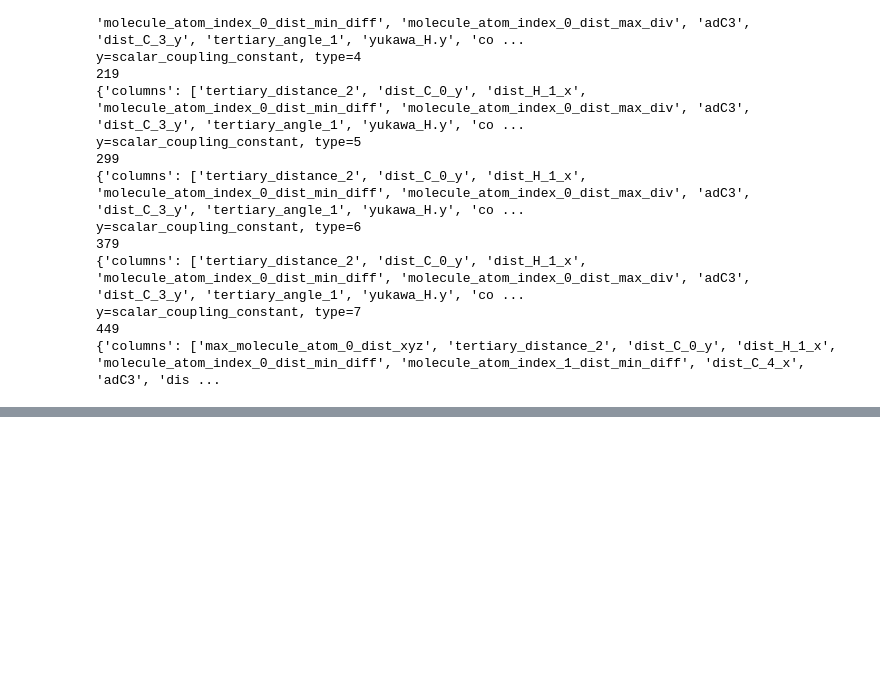
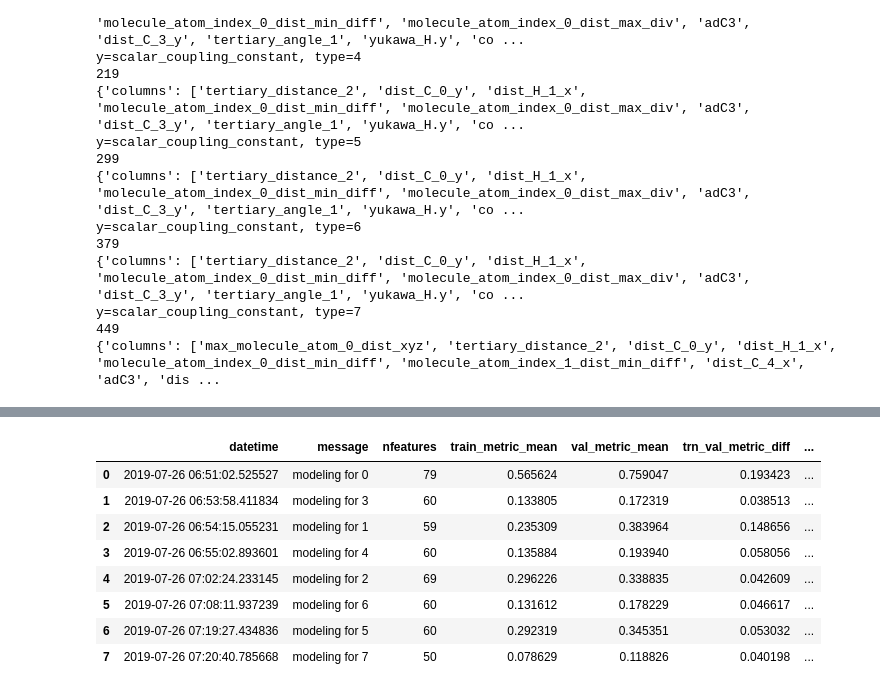
Before and after one commit to arhow/MolecularProperties, a Jupyter notebook: molecularproperties/select_features/process-queue-oof-scalar_coupling_constant.ipynb, the cells around one changed output, grey strips where cells are left out. Drawn from its saved outputs; the diff is of its cells as text; code cells hidden in the pictures; blank space fills up the shorter version.

Commit message:
no message

```diff
--- a/molecularproperties/select_features/process-queue-oof-scalar_coupling_constant.ipynb
+++ b/molecularproperties/select_features/process-queue-oof-scalar_coupling_constant.ipynb
@@ -370,7 +350,18 @@ df_valid_pred = df_valid_pred.sort_values(by=['index']).reset_index(drop=True)
 df_test_pred = df_test_pred.sort_values(by=['index']).reset_index(drop=True)
 # %%
 df_trial = pd.DataFrame(mytrial)
-df_trial[['datetime', 'message', 'nfeatures', 'train_metric_mean', 'val_metric_mean', 'trn_val_metric_diff', 'message']]
+df_trial['trn_val_metric_diff_rate'] = df_trial['trn_val_metric_diff'] / df_trial['train_metric_mean']
+df_trial[['datetime', 'message', 'nfeatures', 'train_metric_mean', 'val_metric_mean', 'trn_val_metric_diff', 'trn_val_metric_diff_rate', 'message']]
+# %% [output]
+|  | datetime | message | nfeatures | train_metric_mean | val_metric_mean | trn_val_metric_diff | ... |
+| 0 | 2019-07-26 06:51:02.525527 | modeling for 0 | 79 | 0.565624 | 0.759047 | 0.193423 | ... |
+| 1 | 2019-07-26 06:53:58.411834 | modeling for 3 | 60 | 0.133805 | 0.172319 | 0.038513 | ... |
+| 2 | 2019-07-26 06:54:15.055231 | modeling for 1 | 59 | 0.235309 | 0.383964 | 0.148656 | ... |
+| 3 | 2019-07-26 06:55:02.893601 | modeling for 4 | 60 | 0.135884 | 0.193940 | 0.058056 | ... |
+| 4 | 2019-07-26 07:02:24.233145 | modeling for 2 | 69 | 0.296226 | 0.338835 | 0.042609 | ... |
+| 5 | 2019-07-26 07:08:11.937239 | modeling for 6 | 60 | 0.131612 | 0.178229 | 0.046617 | ... |
+| 6 | 2019-07-26 07:19:27.434836 | modeling for 5 | 60 | 0.292319 | 0.345351 | 0.053032 | ... |
+| 7 | 2019-07-26 07:20:40.785668 | modeling for 7 | 50 | 0.078629 | 0.118826 | 0.040198 | ... |
 # %%
 print(mean_absolute_error(df_valid_pred.sort_values(by=['index']).reset_index(drop=True).predict.values, df_train.reset_index(drop=True).y.values))
 for t in df_train.type.unique().tolist():
```
Also changed, not shown: parts of 16 cells of this notebook, 2 other files.
